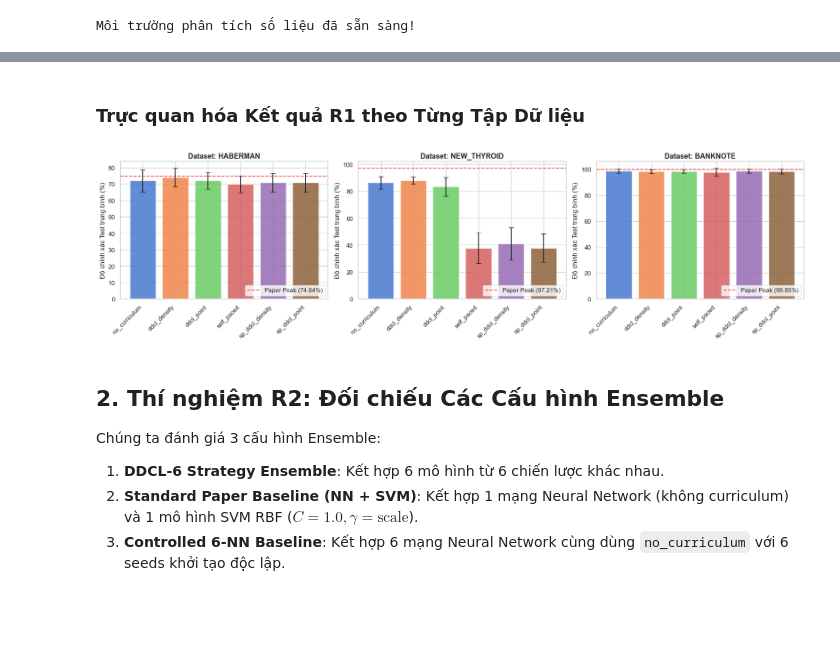
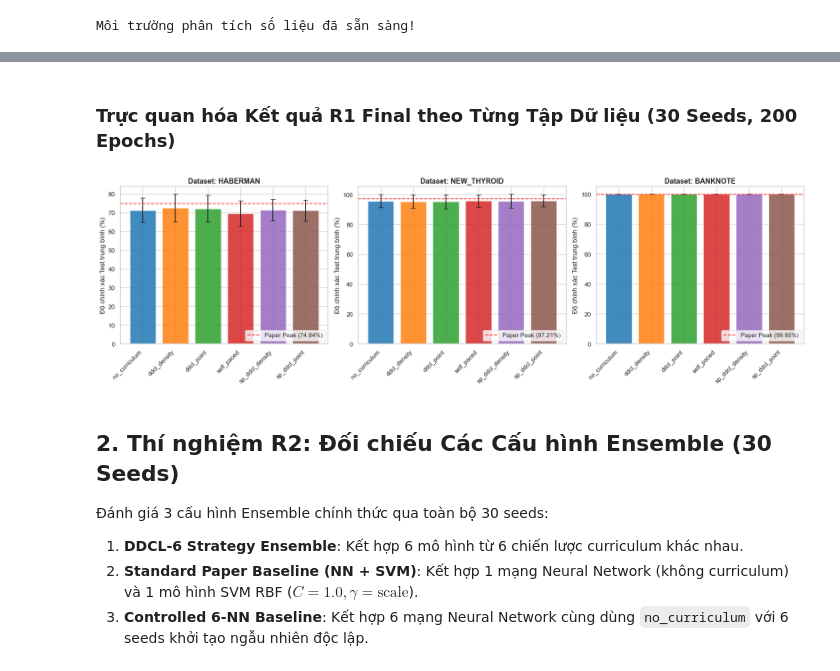
Before and after one commit to Khoi-Tu-2303/ML_Project_DDDCL, a Jupyter notebook: notebooks/04_reproduction.ipynb, the cells around one changed output, grey strips where cells are left out. Saved outputs shown, nothing was run; the diff lists cells and outputs as text; code cells hidden in the pictures; blank space fills up the shorter version.

```diff
--- a/notebooks/04_reproduction.ipynb
+++ b/notebooks/04_reproduction.ipynb
@@ -33,12 +36,11 @@ Chúng ta tổng hợp kết quả của 54 runs độc lập (3 datasets $\time
 # %%
-runs_dir = Path('../outputs/runs') if Path('../outputs/runs').exists() else Path('outputs/runs')
-df_r1 = aggregate_r1_headline(runs_dir=runs_dir)
+runs_final_dir = Path('../outputs/runs_final') if Path('../outputs/runs_final').exists() else Path('outputs/runs_final')
+df_r1_final = aggregate_r1_headline(runs_dir=runs_final_dir, seeds=list(range(30)))
 
-# Hiển thị bảng kết quả R1
 cols_show = [
-    'dataset_id', 'strategy', 'mean_accuracy_pct', 'std_accuracy_ddof1',
+    'dataset_id', 'strategy', 'seeds_completed', 'mean_accuracy_pct', 'std_accuracy_ddof1',
     'mean_macro_f1_pct', 'avg_optimizer_steps', 'avg_sample_exposures',
     'paper_reported_pct', 'delta_vs_paper_pct'
 ]
-display(df_r1[cols_show])
+display(df_r1_final[cols_show])
 # %% [output]
@@ -62,38 +64,39 @@ display(df_r1[cols_show])
 # %% [markdown]
-### Trực quan hóa Kết quả R1 theo Từng Tập Dữ liệu
+### Trực quan hóa Kết quả R1 Final theo Từng Tập Dữ liệu (30 Seeds, 200 Epochs)
 # %%
-fig, axes = plt.subplots(1, 3, figsize=(18, 5), sharey=False)
+fig, axes = plt.subplots(1, 3, figsize=(18, 5.5), sharey=False)
 datasets = ['haberman', 'new_thyroid', 'banknote']
+palette = sns.color_palette('tab10', 6)
 
 for idx, d in enumerate(datasets):
-    sub_df = df_r1[df_r1['dataset_id'] == d]
+    sub_df = df_r1_final[df_r1_final['dataset_id'] == d]
     ax = axes[idx]
     bars = ax.bar(
         sub_df['strategy'],
         sub_df['mean_accuracy_pct'],
         yerr=sub_df['std_accuracy_ddof1'],
         capsize=4,
-        color=sns.color_palette('muted', len(sub_df)),
+        color=palette,
         alpha=0.85,
     )
     ax.set_title(f'Dataset: {d.upper()}', fontsize=13, fontweight='bold')
     ax.set_ylabel('Độ chính xác Test trung bình (%)')
     ax.set_xticklabels(sub_df['strategy'], rotation=45, ha='right')
     # Thêm đường tham chiếu kết quả bài báo cho best method
     best_paper = sub_df['paper_reported_pct'].max()
     if pd.notna(best_paper):
-        ax.axhline(best_paper, color='red', linestyle='--', alpha=0.7, label=f'Paper Peak ({best_paper}%)')
+        ax.axhline(best_paper, color='red', linestyle='--', alpha=0.75, label=f'Paper Peak ({best_paper}%)')
         ax.legend(loc='lower right')
 
 plt.tight_layout()
 plt.show()
 # %% [output]
-[figure, old version]
+[figure, new version]
 # %% [markdown]
-## 2. Thí nghiệm R2: Đối chiếu Các Cấu hình Ensemble
+## 2. Thí nghiệm R2: Đối chiếu Các Cấu hình Ensemble (30 Seeds)
 
-Chúng ta đánh giá 3 cấu hình Ensemble:
-1. **DDCL-6 Strategy Ensemble**: Kết hợp 6 mô hình từ 6 chiến lược khác nhau.
+Đánh giá 3 cấu hình Ensemble chính thức qua toàn bộ 30 seeds:
+1. **DDCL-6 Strategy Ensemble**: Kết hợp 6 mô hình từ 6 chiến lược curriculum khác nhau.
 2. **Standard Paper Baseline (NN + SVM)**: Kết hợp 1 mạng Neural Network (không curriculum) và 1 mô hình SVM RBF ($C=1.0, \gamma=\text{scale}$).
-3. **Controlled 6-NN Baseline**: Kết hợp 6 mạng Neural Network cùng dùng `no_curriculum` với 6 seeds khởi tạo độc lập.
+3. **Controlled 6-NN Baseline**: Kết hợp 6 mạng Neural Network cùng dùng `no_curriculum` với 6 seeds khởi tạo ngẫu nhiên độc lập.
 # %%
```
Also changed, not shown: parts of 13 cells of this notebook, 21 other files.
